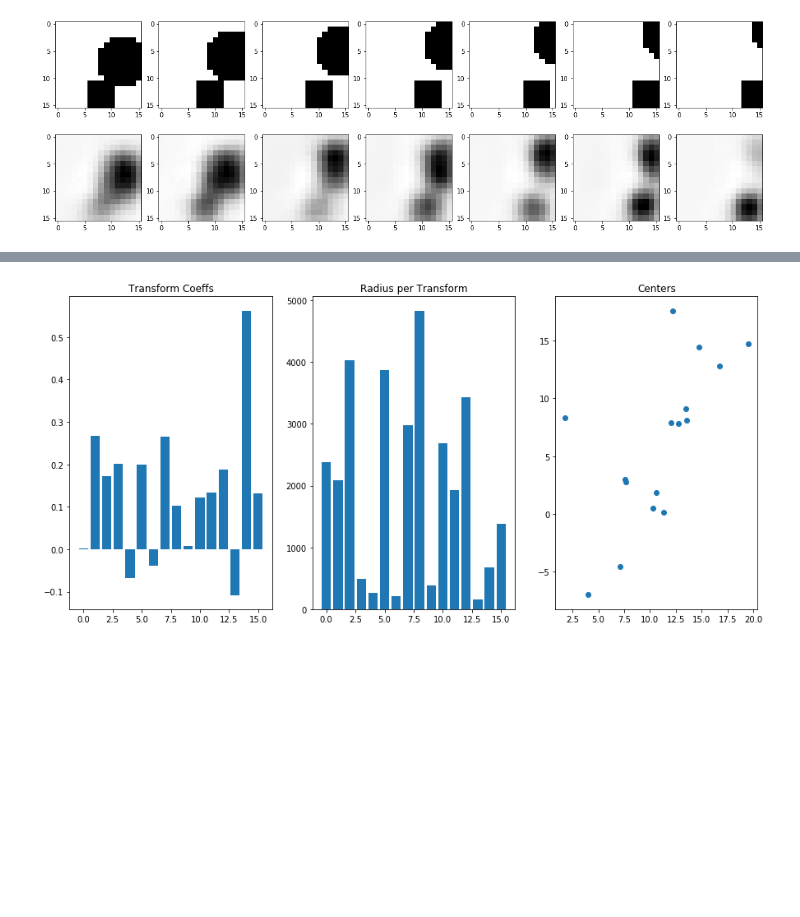
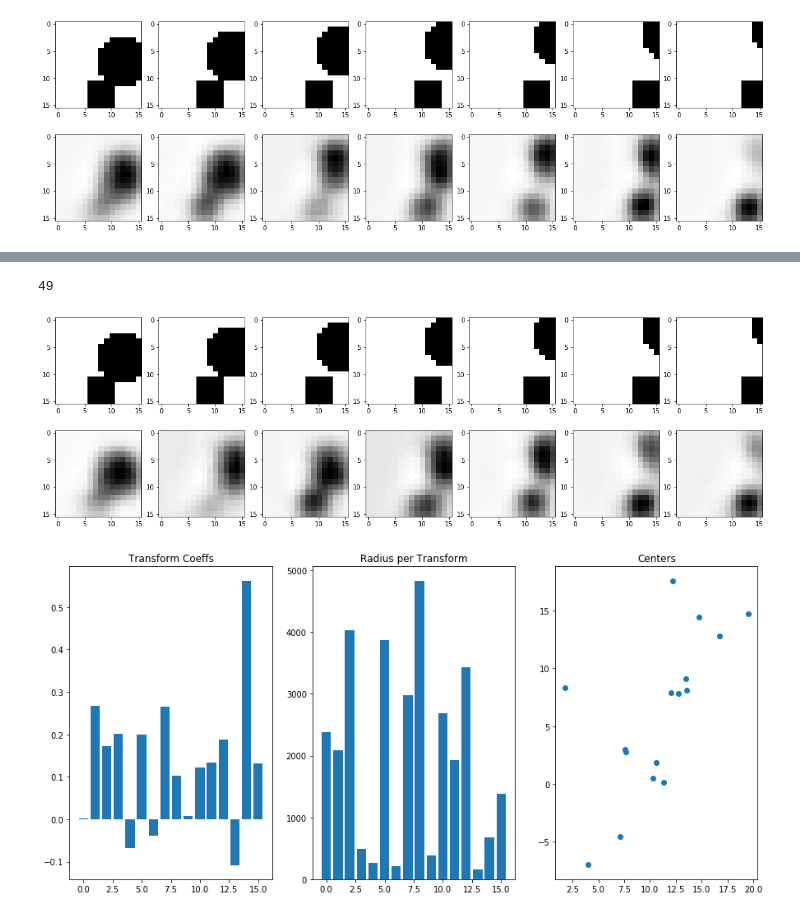
Before and after one commit to shazoop/FormMotion, a Jupyter notebook: Trial2-Tanh-OptEinsum-PyTorchPort-TranslationOnly.ipynb, the cells around one changed output, grey strips where cells are left out. Saved outputs shown, nothing was run; the diff lists cells and outputs as text; code cells hidden in the pictures; blank space fills up the shorter version.

```diff
--- a/Trial2-Tanh-OptEinsum-PyTorchPort-TranslationOnly.ipynb
+++ b/Trial2-Tanh-OptEinsum-PyTorchPort-TranslationOnly.ipynb
@@ -754,2 +776,8 @@ testrun = InferLocalNP(testNP[19], learnPhi8, sparsePen, derivPen, eta2, eta3, e
+# %%
+#this run was for 50 total cycles, 20 minicycles per center/rad, learning rates were both 5000
+testrun3 = InferLocalNP(testNP[19], learnPhi8, sparsePen, derivPen, eta2, eta3, eta4, betaStep, attStep, numInf2)
+# %% [output]
+49
+[figure, added]
 # %%
 #this run was for 50 total cycles, 20 per center/radius. learning rates for both were 300.
```
Also changed, not shown: parts of 9 cells of this notebook.
